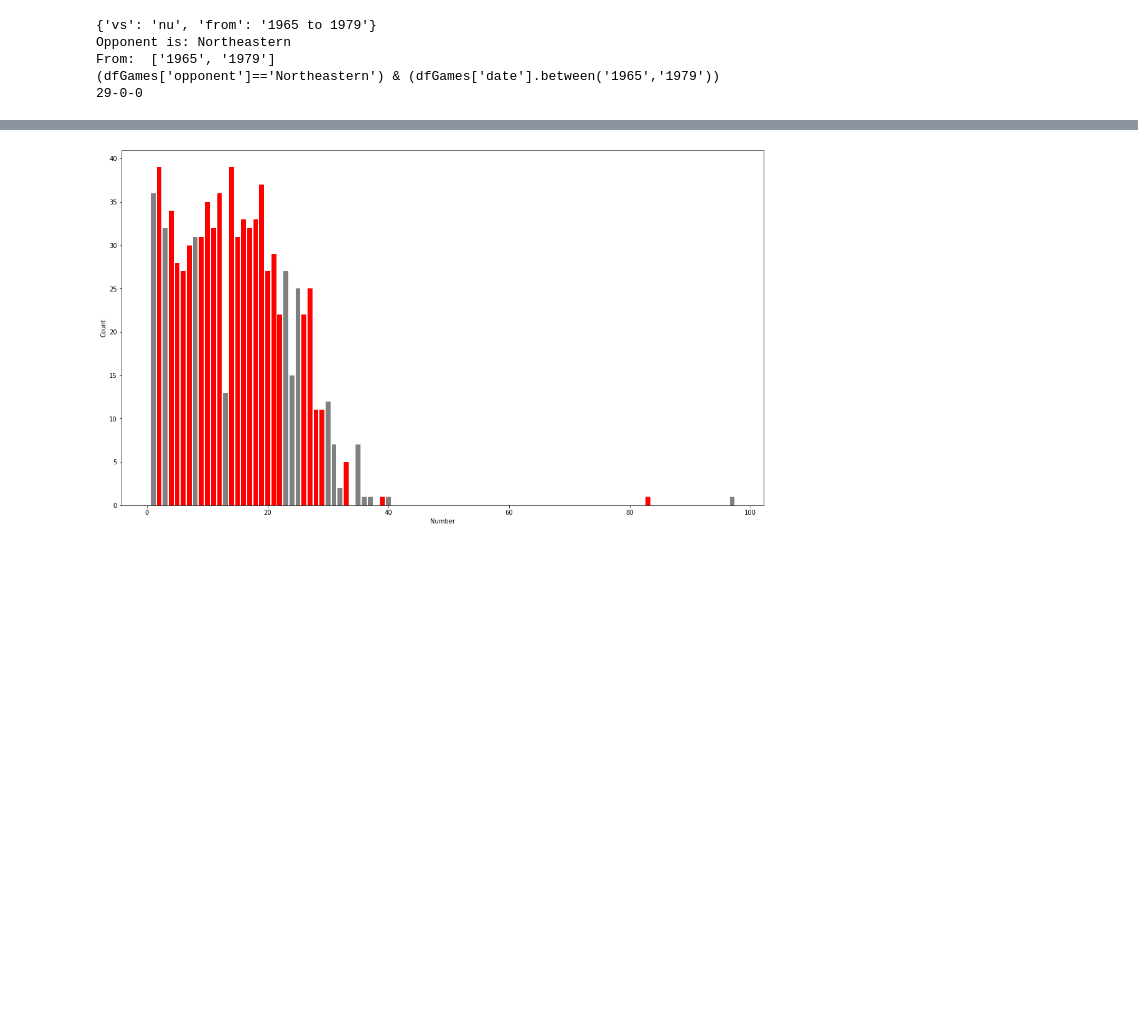
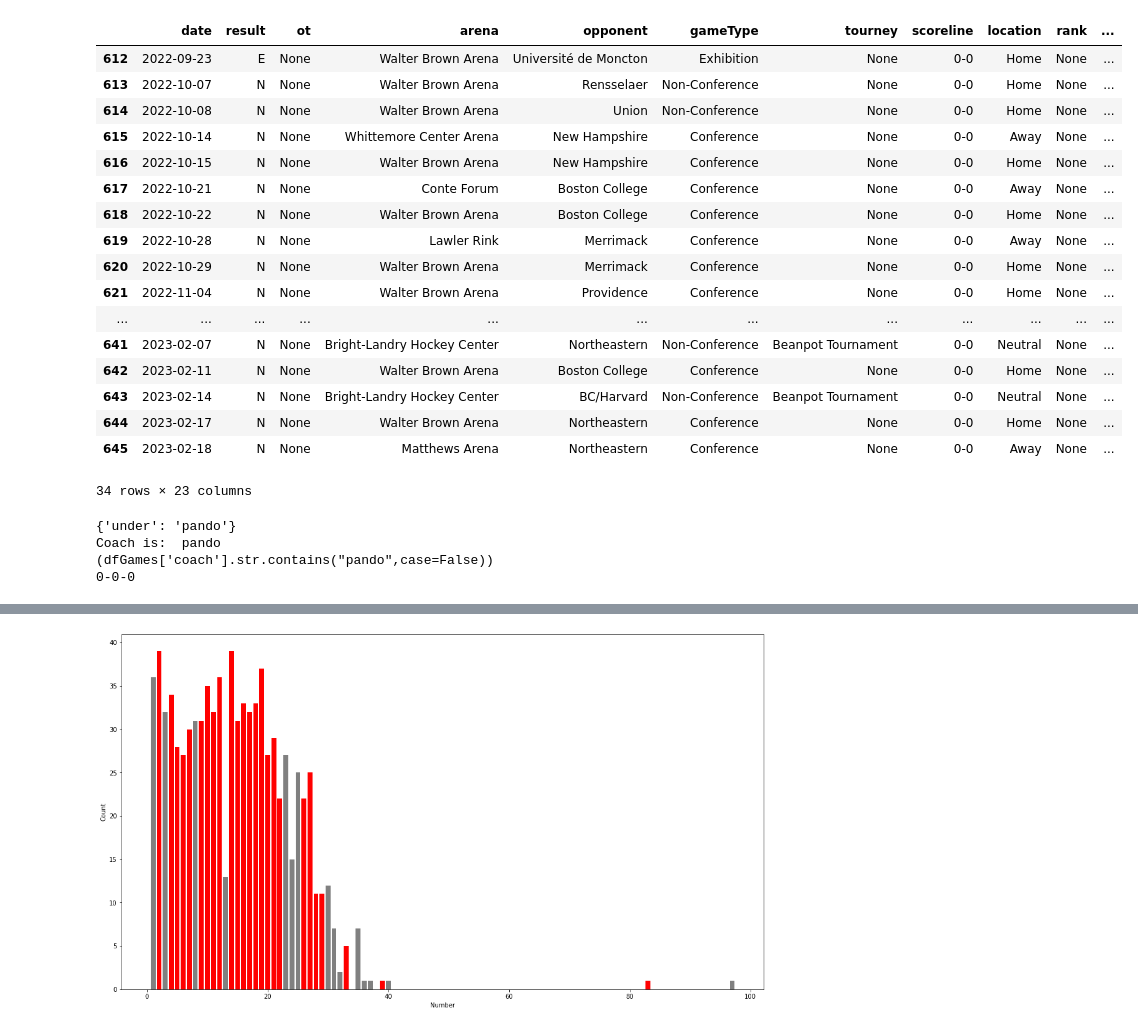
Before and after one commit to redsoxfan2194/buhockeystats, a Jupyter notebook: iPythonNoteBooks/BU Record Book-Testing Ground.ipynb, the cells around one changed output, grey strips where cells are left out. Saved outputs shown, nothing was run; the diff lists cells and outputs as text; code cells hidden in the pictures; blank space fills up the shorter version.

```diff
--- a/iPythonNoteBooks/BU Record Book-Clean.ipynb
+++ b/iPythonNoteBooks/BU Record Book-Testing Ground.ipynb
@@ -240,6 +240,27 @@ with open(fileName, 'r', encoding='utf-8') as f:
         gameList.append(gameDict)
 f.close()
 dfGamesWomens=pd.DataFrame(gameList)
+# %%
+dfGamesWomens.loc[dfGamesWomens['season']=='2022-23']
+# %% [output]
+|  | date | result | ot | arena | opponent | gameType | tourney | scoreline | location | rank | ... |
+| 612 | 2022-09-23 | E | None | Walter Brown Arena | Université de Moncton | Exhibition | None | 0-0 | Home | None | ... |
+| 613 | 2022-10-07 | N | None | Walter Brown Arena | Rensselaer | Non-Conference | None | 0-0 | Home | None | ... |
+| 614 | 2022-10-08 | N | None | Walter Brown Arena | Union | Non-Conference | None | 0-0 | Home | None | ... |
+| 615 | 2022-10-14 | N | None | Whittemore Center Arena | New Hampshire | Conference | None | 0-0 | Away | None | ... |
+| 616 | 2022-10-15 | N | None | Walter Brown Arena | New Hampshire | Conference | None | 0-0 | Home | None | ... |
+| 617 | 2022-10-21 | N | None | Conte Forum | Boston College | Conference | None | 0-0 | Away | None | ... |
+| 618 | 2022-10-22 | N | None | Walter Brown Arena | Boston College | Conference | None | 0-0 | Home | None | ... |
+| 619 | 2022-10-28 | N | None | Lawler Rink | Merrimack | Conference | None | 0-0 | Away | None | ... |
+| 620 | 2022-10-29 | N | None | Walter Brown Arena | Merrimack | Conference | None | 0-0 | Home | None | ... |
+| 621 | 2022-11-04 | N | None | Walter Brown Arena | Providence | Conference | None | 0-0 | Home | None | ... |
+| ... | ... | ... | ... | ... | ... | ... | ... | ... | ... | ... | ... |
+| 641 | 2023-02-07 | N | None | Bright-Landry Hockey Center | Northeastern | Non-Conference | Beanpot Tournament | 0-0 | Neutral | None | ... |
+| 642 | 2023-02-11 | N | None | Walter Brown Arena | Boston College | Conference | None | 0-0 | Home | None | ... |
+| 643 | 2023-02-14 | N | None | Bright-Landry Hockey Center | BC/Harvard | Non-Conference | Beanpot Tournament | 0-0 | Neutral | None | ... |
+| 644 | 2023-02-17 | N | None | Walter Brown Arena | Northeastern | Conference | None | 0-0 | Home | None | ... |
+| 645 | 2023-02-18 | N | None | Matthews Arena | Northeastern | Conference | None | 0-0 | Away | None | ... |
+34 rows × 23 columns
 # %%
 def convertToInt(val):
         if(val.isdigit()):
@@ -2058,7 +2079,7 @@ def getBeanpotStats(dfBean,query):
 #query='last game in 7+ goal games under albie'
 #query="#33 in 2018-19"
 #query="1994 beanpot eberly"
-query="record vs nu from 1965 to 1979"
+query="record under pando"
 query,gender=determineGender(query)
 query=query.lstrip(' ')
 if(gender=='Womens'):
@@ -2098,8 +2119,7 @@ if(result==''):
         result=getPlayerStats(playerDfs,query)
 print(result)
 # %% [output]
-{'vs': 'nu', 'from': '1965 to 1979'}
-Opponent is: Northeastern
-From:  ['1965', '1979']
-(dfGames['opponent']=='Northeastern') & (dfGames['date'].between('1965','1979'))
-29-0-0
+{'under': 'pando'}
+Coach is:  pando
+(dfGames['coach'].str.contains("pando",case=False))
+0-0-0
```
Also changed, not shown: parts of 6 cells of this notebook, 3 other files.
